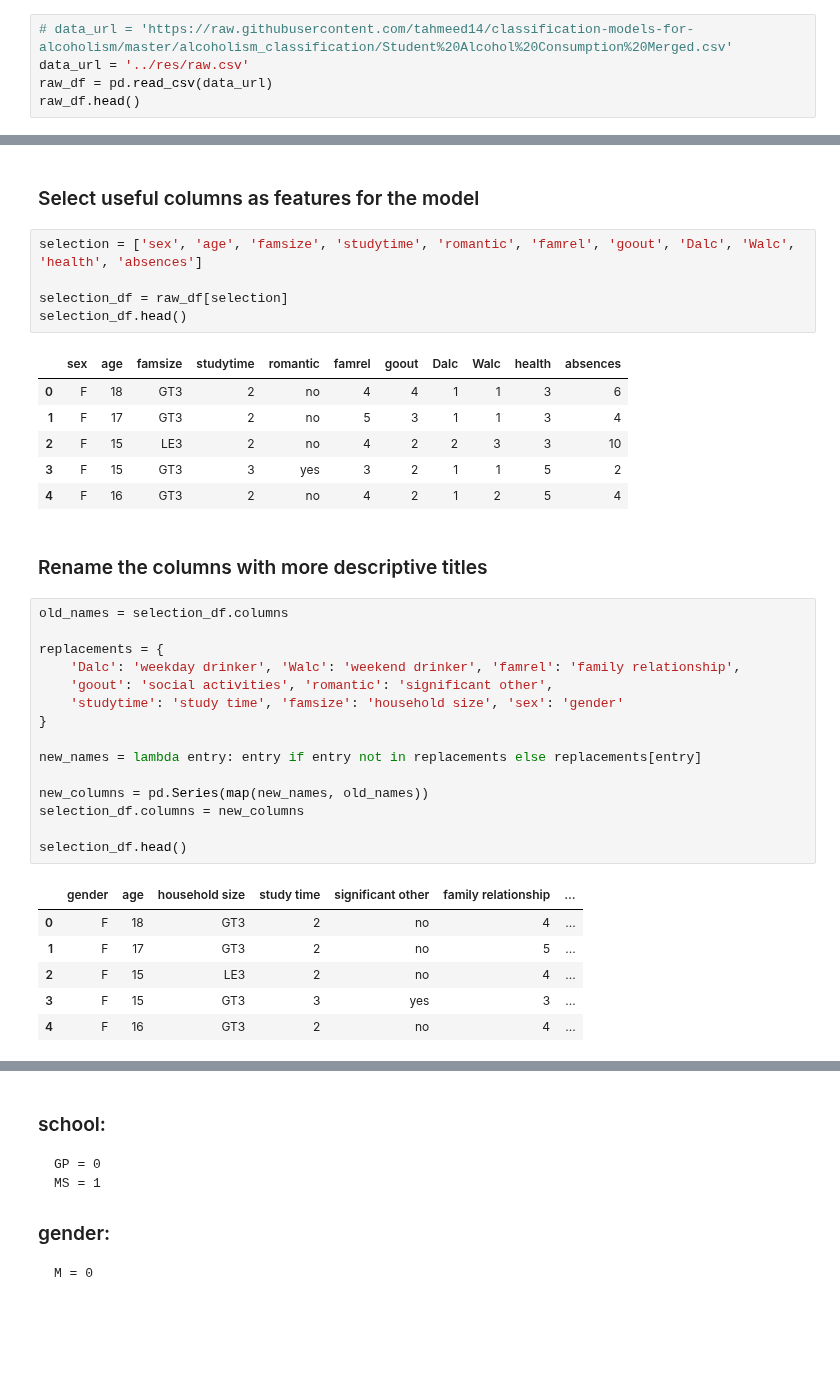
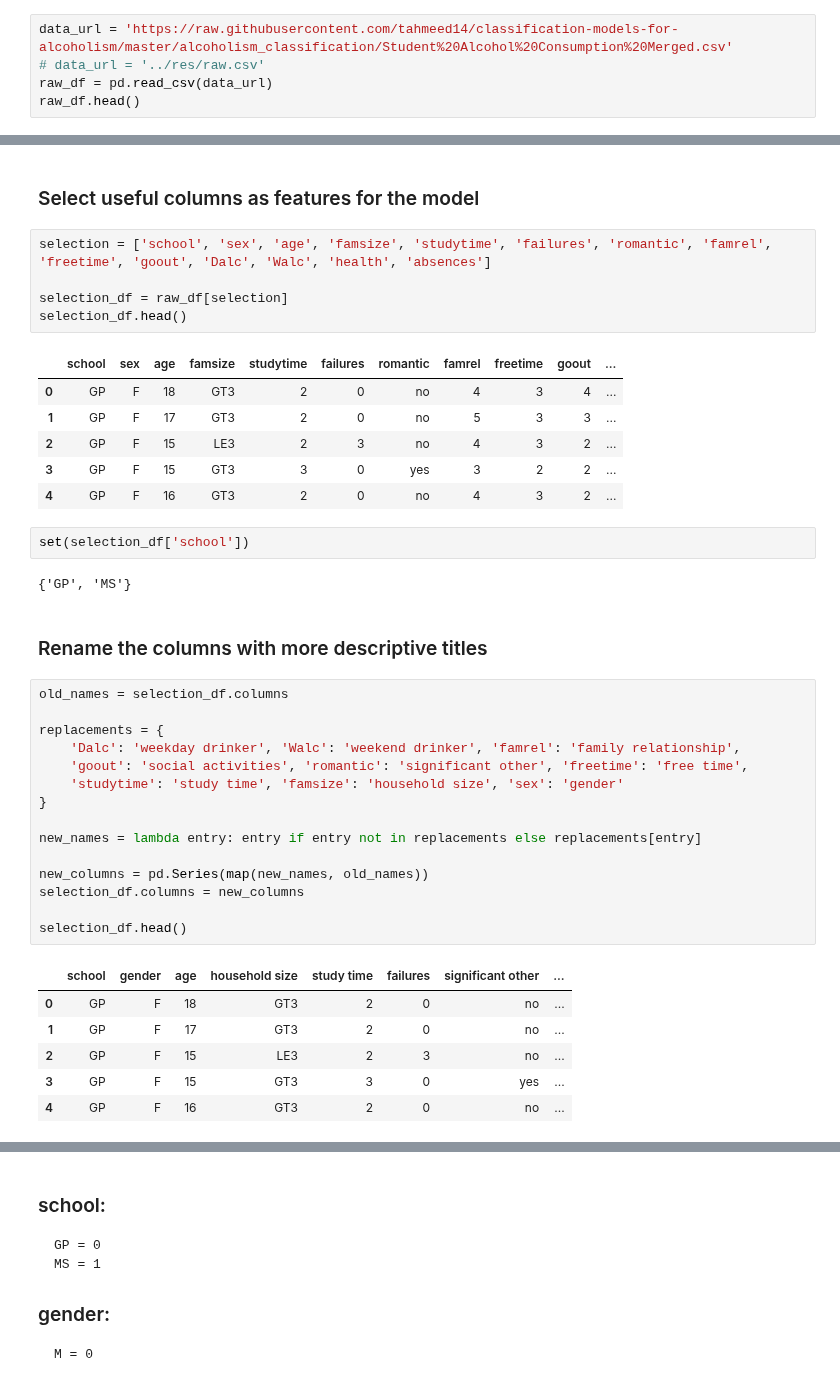
Before and after one commit to jaimiesj/health_outcomes, a Jupyter notebook: src/data.ipynb, the cells around one changed output, grey strips where cells are left out. Cells and saved outputs as stored; diff of their text form; blank space fills up the shorter version.

```diff
--- a/src/data.ipynb
+++ b/src/data.ipynb
@@ -5,8 +5,8 @@ import pandas as pd
 # %% [markdown]
 ### Load Raw Data
 # %%
-# data_url = 'https://raw.githubusercontent.com/tahmeed14/classification-models-for-alcoholism/master/alcoholism_classification/Student%20Alcohol%20Consumption%20Merged.csv'
-data_url = '../res/raw.csv'
+data_url = 'https://raw.githubusercontent.com/tahmeed14/classification-models-for-alcoholism/master/alcoholism_classification/Student%20Alcohol%20Consumption%20Merged.csv'
+# data_url = '../res/raw.csv'
 raw_df = pd.read_csv(data_url)
 raw_df.head()
 # %% [output]
@@ -20,17 +29,21 @@ raw_df.head()
 # %% [markdown]
 ### Select useful columns as features for the model
 # %%
-selection = ['sex', 'age', 'famsize', 'studytime', 'romantic', 'famrel', 'goout', 'Dalc', 'Walc', 'health', 'absences']
+selection = ['school', 'sex', 'age', 'famsize', 'studytime', 'failures', 'romantic', 'famrel', 'freetime', 'goout', 'Dalc', 'Walc', 'health', 'absences']
 
 selection_df = raw_df[selection]
 selection_df.head()
 # %% [output]
-|  | sex | age | famsize | studytime | romantic | famrel | goout | Dalc | Walc | health | absences |
-| 0 | F | 18 | GT3 | 2 | no | 4 | 4 | 1 | 1 | 3 | 6 |
-| 1 | F | 17 | GT3 | 2 | no | 5 | 3 | 1 | 1 | 3 | 4 |
-| 2 | F | 15 | LE3 | 2 | no | 4 | 2 | 2 | 3 | 3 | 10 |
-| 3 | F | 15 | GT3 | 3 | yes | 3 | 2 | 1 | 1 | 5 | 2 |
-| 4 | F | 16 | GT3 | 2 | no | 4 | 2 | 1 | 2 | 5 | 4 |
+|  | school | sex | age | famsize | studytime | failures | romantic | famrel | freetime | goout | ... |
+| 0 | GP | F | 18 | GT3 | 2 | 0 | no | 4 | 3 | 4 | ... |
+| 1 | GP | F | 17 | GT3 | 2 | 0 | no | 5 | 3 | 3 | ... |
+| 2 | GP | F | 15 | LE3 | 2 | 3 | no | 4 | 3 | 2 | ... |
+| 3 | GP | F | 15 | GT3 | 3 | 0 | yes | 3 | 2 | 2 | ... |
+| 4 | GP | F | 16 | GT3 | 2 | 0 | no | 4 | 3 | 2 | ... |
+# %%
+set(selection_df['school'])
+# %% [output]
+{'GP', 'MS'}
 # %% [markdown]
 ### Rename the columns with more descriptive titles
 # %%
@@ -38,7 +51,7 @@ old_names = selection_df.columns
 
 replacements = {
     'Dalc': 'weekday drinker', 'Walc': 'weekend drinker', 'famrel': 'family relationship',
-    'goout': 'social activities', 'romantic': 'significant other',
+    'goout': 'social activities', 'romantic': 'significant other', 'freetime': 'free time',
     'studytime': 'study time', 'famsize': 'household size', 'sex': 'gender'
 }
 
@@ -49,12 +62,12 @@ selection_df.columns = new_columns
 
 selection_df.head()
 # %% [output]
-|  | gender | age | household size | study time | significant other | family relationship | ... |
-| 0 | F | 18 | GT3 | 2 | no | 4 | ... |
-| 1 | F | 17 | GT3 | 2 | no | 5 | ... |
-| 2 | F | 15 | LE3 | 2 | no | 4 | ... |
-| 3 | F | 15 | GT3 | 3 | yes | 3 | ... |
-| 4 | F | 16 | GT3 | 2 | no | 4 | ... |
+|  | school | gender | age | household size | study time | failures | significant other | ... |
+| 0 | GP | F | 18 | GT3 | 2 | 0 | no | ... |
+| 1 | GP | F | 17 | GT3 | 2 | 0 | no | ... |
+| 2 | GP | F | 15 | LE3 | 2 | 3 | no | ... |
+| 3 | GP | F | 15 | GT3 | 3 | 0 | yes | ... |
+| 4 | GP | F | 16 | GT3 | 2 | 0 | no | ... |
 # %%
 drinker = selection_df['weekday drinker'] + selection_df['weekend drinker']
 
```
Also changed, not shown: parts of 13 cells of this notebook, 5 other files.
